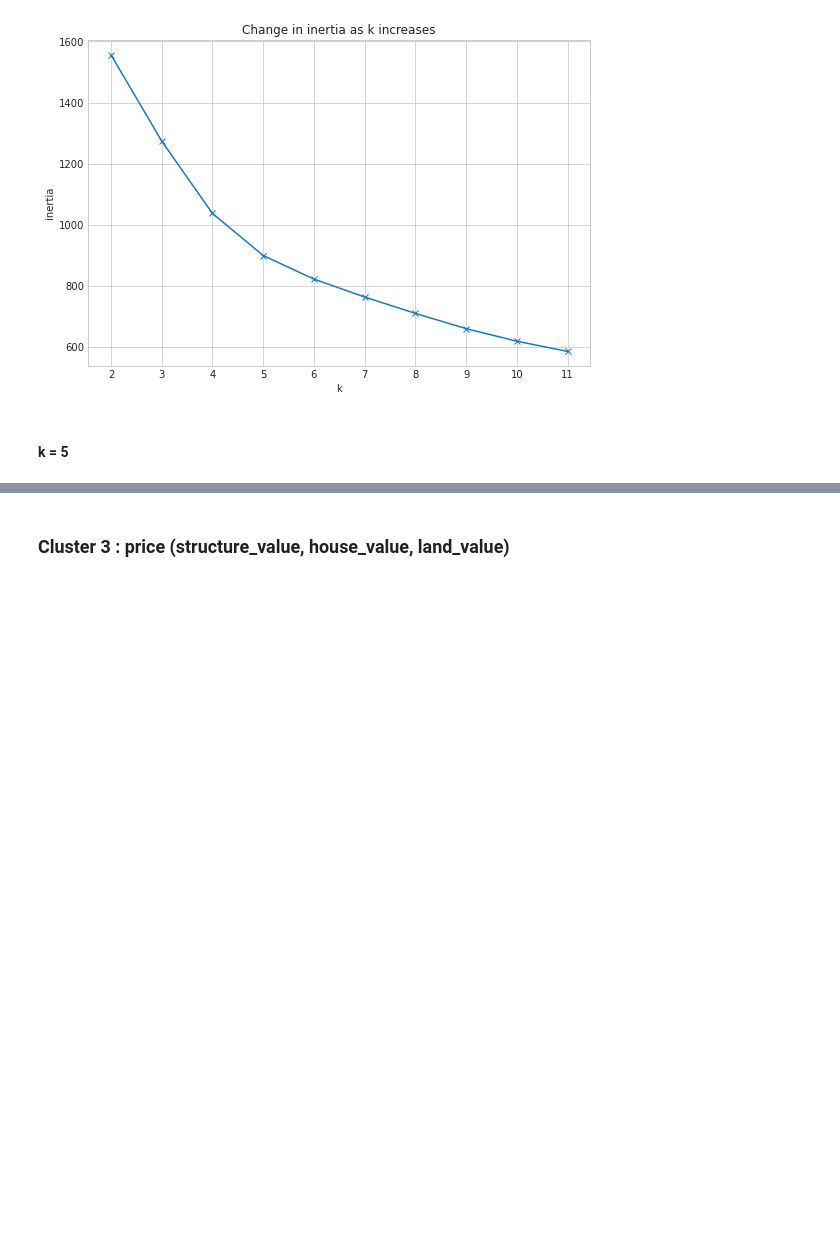
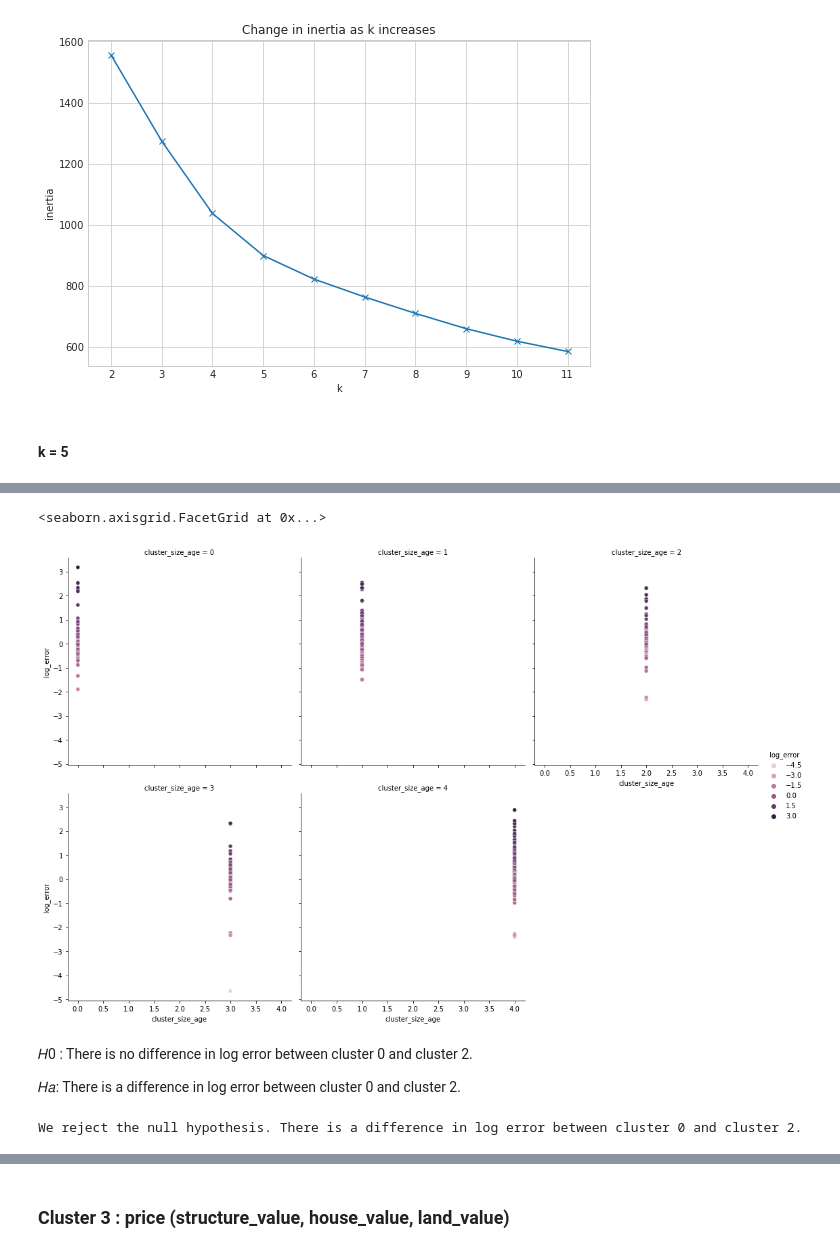
Before and after one commit to Chenchen070/zillow_clustering_project, a Jupyter notebook: zillow_clustering_project_final_notebook.ipynb, the cells around one changed output, grey strips where cells are left out. Saved outputs shown, nothing was run; the diff lists cells and outputs as text; code cells hidden in the pictures; blank space fills up the shorter version.

```diff
--- a/zillow_clustering_project_final_notebook.ipynb
+++ b/zillow_clustering_project_final_notebook.ipynb
@@ -346,3 +378,7 @@ kmeans2.fit(x2)
 
 cluster_size_age = kmeans2.predict(x2)
 x_train_scaled_with_dummy['claster_size_age'] = cluster_size_age
+# %%
+claster_size_age_with_log_error = pd.DataFrame({'log_error': y_train.log_error})
+claster_size_age_with_log_error['cluster_size_age'] = cluster_size_age
+claster_size_age_with_log_error.groupby("cluster_size_age").agg(['mean', 'max', 'min'])
@@ -349,3 +394,24 @@ x_train_scaled_with_dummy['claster_size_age'] = cluster_size_age
+# %%
+sns.relplot(data=claster_size_age_with_log_error, x="cluster_size_age", y="log_error", col="cluster_size_age", hue="log_error", col_wrap=3)
+# %% [output]
+<seaborn.axisgrid.FacetGrid at 0x...>
+[figure, added]
+# %% [markdown]
+𝐻0 : There is no difference in log error between cluster 0 and cluster 2.
+
+𝐻𝑎: There is a difference in log error between cluster 0 and cluster 2.
+# %%
+t_size_age_cluster, p_size_age_cluster = stats.ttest_ind(claster_size_age_with_log_error[claster_size_age_with_log_error['cluster_size_age'] == 0].log_error,
+                                                         claster_size_age_with_log_error[claster_size_age_with_log_error['cluster_size_age'] == 2].log_error)
+
+alpha = 0.05
+
+if p_size_age_cluster < alpha:
+    print('We reject the null hypothesis. There is a difference in log error between cluster 0 and cluster 2.')
+else:
+    print('We fail to reject the null hypothesis.')
+# %% [output]
+We reject the null hypothesis. There is a difference in log error between cluster 0 and cluster 2.
 # %%
 plt.figure(figsize=(10, 10))
 
```
Also changed, not shown: parts of 13 cells of this notebook.
